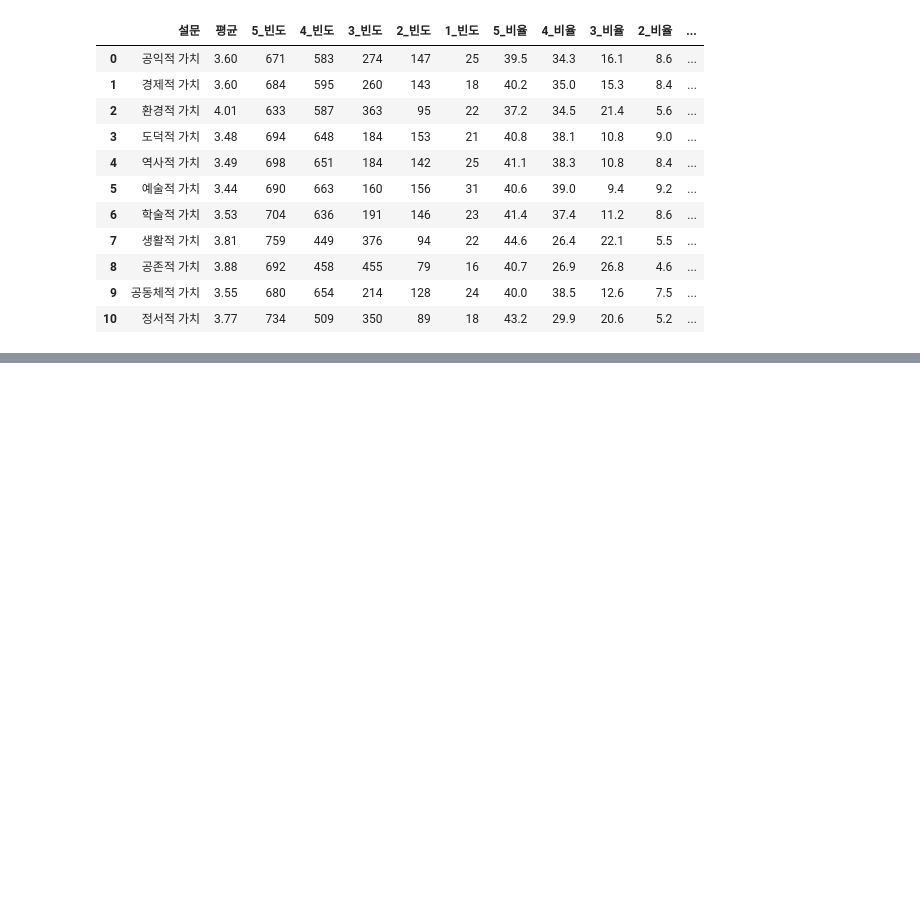
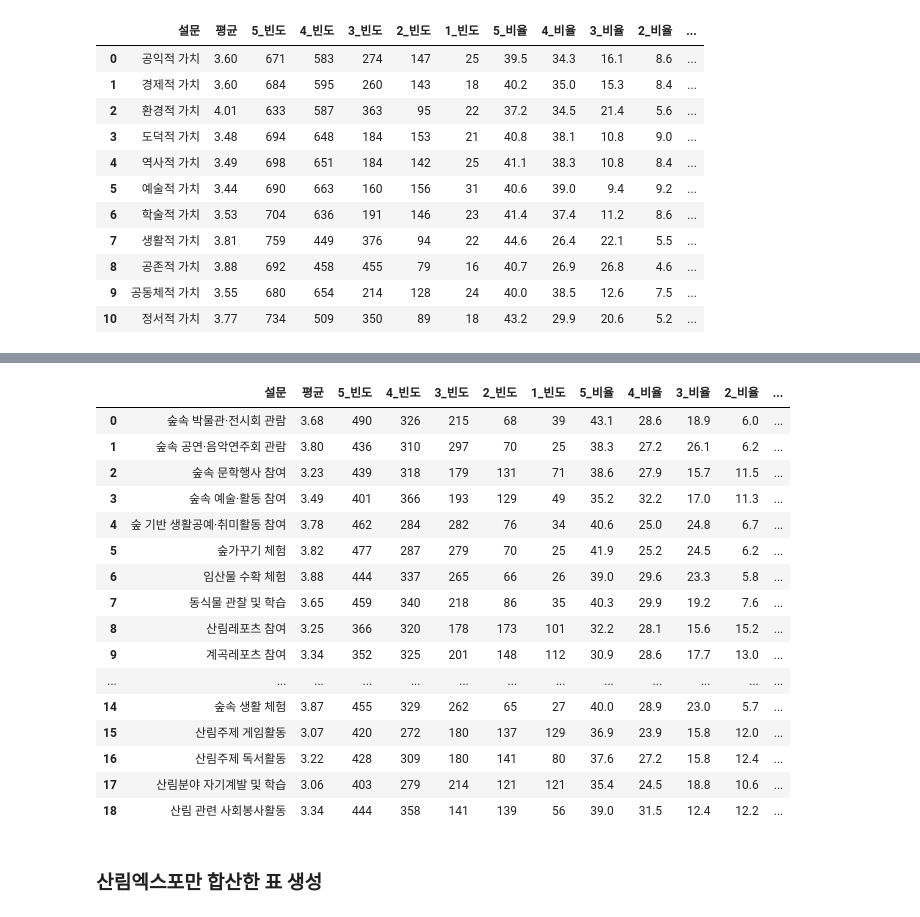
Before and after one commit to DDalaDDula/Card_Consumption_Pattern_Analysis_Dashboard, a Jupyter notebook: analysis_mult.ipynb, the cells around one changed output, grey strips where cells are left out. Drawn from its saved outputs; the diff is of its cells as text; code cells hidden in the pictures; blank space fills up the shorter version.

```diff
--- a/analysis_mult.ipynb
+++ b/analysis_mult.ipynb
@@ -882,0 +625,60 @@ resp_map_df
+# %%
+# 가중평균 계산 및 리스트 형태로 저장
+common_5_dic = {'설문':[],
+              '평균':[],
+              '5_빈도':[],
+              '4_빈도':[],
+              '3_빈도':[],
+              '2_빈도':[],
+              '1_빈도':[],
+              '5_비율':[],
+              '4_비율':[],
+              '3_비율':[],
+              '2_비율':[],
+              '1_비율':[],
+            }
+
+for question in df_common_5.columns[7:]:
+    score_counts = df_common_5[question].value_counts()#.reset_index()
+    weighted_sum = (score_counts.index * score_counts).sum()
+    total_count = score_counts.sum()
+    weighted_mean = round(weighted_sum / total_count, 2)
+    common_5_dic['설문'].append(question)
+    common_5_dic['평균'].append(weighted_mean)
+
+    score_counts = score_counts.reset_index()
+    score_counts.columns = ['점수', '빈도']
+    score_counts['비율'] = round((score_counts['빈도'] / score_counts['빈도'].sum()) * 100, 1)
+
+    # 존재하는 점수들, 1개도 안나온 값들이 있음
+    existing_scores = [1, 2, 3, 4, 5]
+    # 누락된 점수들 찾기
+    missing_scores = [score for score in existing_scores if score not in score_counts['점수'].tolist()]
+    # 누락된 점수들을 데이터프레임에 추가
+    for missing_score in missing_scores:
+        new_row = {'점수': missing_score, '빈도': 0, '비율': 0.0}
+        score_counts = score_counts.append(new_row, ignore_index=True)
+    for num, freq, rate in zip(range(5,0,-1),score_counts['빈도'].tolist(),score_counts['비율'].tolist()):
+        common_5_dic[str(num) + '_빈도'].append(freq)
+        common_5_dic[str(num) + '_비율'].append(rate)
+common_5_df = pd.DataFrame(common_5_dic)
+common_5_df['설문'] = common_5_df['설문'].replace(q5_map_dic)
+common_5_df
+# %% [output]
+|  | 설문 | 평균 | 5_빈도 | 4_빈도 | 3_빈도 | 2_빈도 | 1_빈도 | 5_비율 | 4_비율 | 3_비율 | 2_비율 | ... |
+| 0 | 숲속 박물관·전시회 관람 | 3.68 | 490 | 326 | 215 | 68 | 39 | 43.1 | 28.6 | 18.9 | 6.0 | ... |
+| 1 | 숲속 공연·음악연주회 관람 | 3.80 | 436 | 310 | 297 | 70 | 25 | 38.3 | 27.2 | 26.1 | 6.2 | ... |
+| 2 | 숲속 문학행사 참여 | 3.23 | 439 | 318 | 179 | 131 | 71 | 38.6 | 27.9 | 15.7 | 11.5 | ... |
+| 3 | 숲속 예술·활동 참여 | 3.49 | 401 | 366 | 193 | 129 | 49 | 35.2 | 32.2 | 17.0 | 11.3 | ... |
+| 4 | 숲 기반 생활공예·취미활동 참여 | 3.78 | 462 | 284 | 282 | 76 | 34 | 40.6 | 25.0 | 24.8 | 6.7 | ... |
+| 5 | 숲가꾸기 체험 | 3.82 | 477 | 287 | 279 | 70 | 25 | 41.9 | 25.2 | 24.5 | 6.2 | ... |
+| 6 | 임산물 수확 체험 | 3.88 | 444 | 337 | 265 | 66 | 26 | 39.0 | 29.6 | 23.3 | 5.8 | ... |
+| 7 | 동식물 관찰 및 학습 | 3.65 | 459 | 340 | 218 | 86 | 35 | 40.3 | 29.9 | 19.2 | 7.6 | ... |
+| 8 | 산림레포츠 참여 | 3.25 | 366 | 320 | 178 | 173 | 101 | 32.2 | 28.1 | 15.6 | 15.2 | ... |
+| 9 | 계곡레포츠 참여 | 3.34 | 352 | 325 | 201 | 148 | 112 | 30.9 | 28.6 | 17.7 | 13.0 | ... |
+| ... | ... | ... | ... | ... | ... | ... | ... | ... | ... | ... | ... | ... |
+| 14 | 숲속 생활 체험 | 3.87 | 455 | 329 | 262 | 65 | 27 | 40.0 | 28.9 | 23.0 | 5.7 | ... |
+| 15 | 산림주제 게임활동 | 3.07 | 420 | 272 | 180 | 137 | 129 | 36.9 | 23.9 | 15.8 | 12.0 | ... |
+| 16 | 산림주제 독서활동 | 3.22 | 428 | 309 | 180 | 141 | 80 | 37.6 | 27.2 | 15.8 | 12.4 | ... |
+| 17 | 산림분야 자기계발 및 학습 | 3.06 | 403 | 279 | 214 | 121 | 121 | 35.4 | 24.5 | 18.8 | 10.6 | ... |
+| 18 | 산림 관련 사회봉사활동 | 3.34 | 444 | 358 | 141 | 139 | 56 | 39.0 | 31.5 | 12.4 | 12.2 | ... |
@@ -882,0 +821,2 @@ resp_map_df
+# %% [markdown]
+### 산림엑스포만 합산한 표 생성
```
Also changed, not shown: parts of 65 cells of this notebook, 1 other file.
